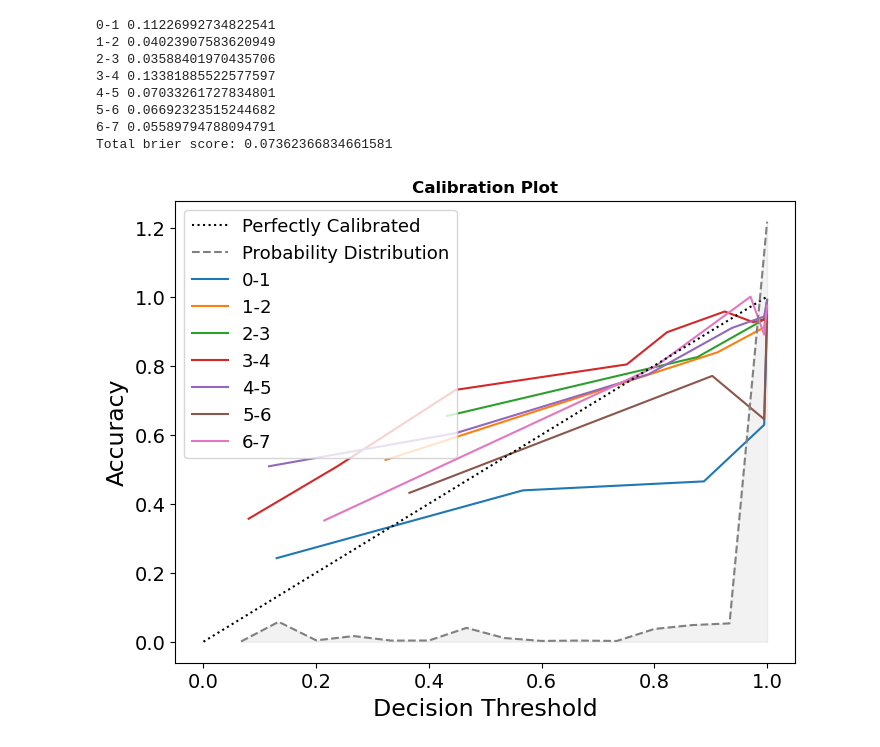
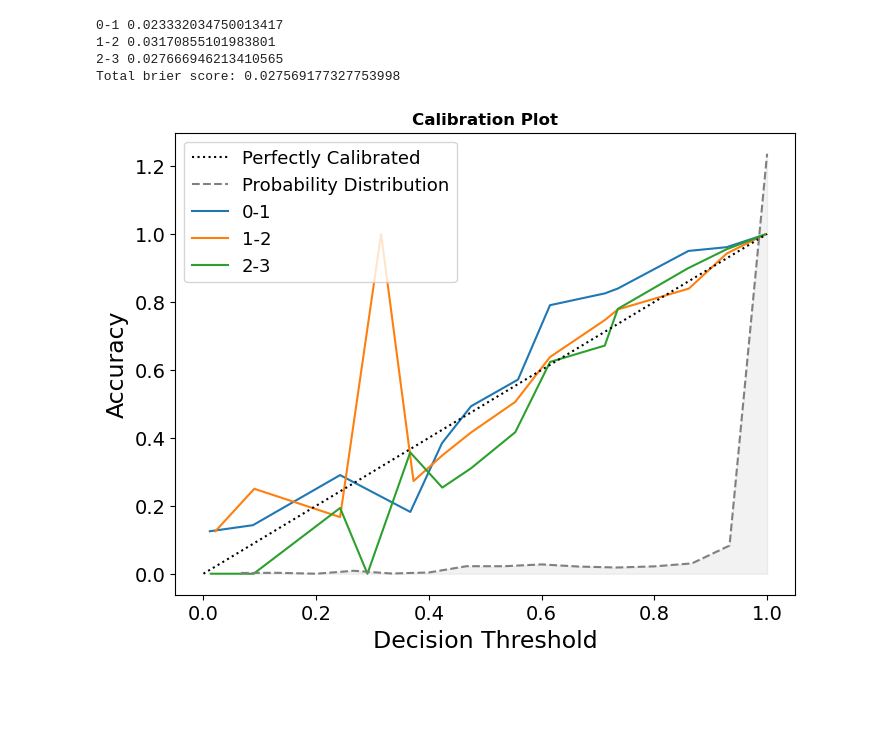
Before and after one commit to richdanis/DrTrack, a Jupyter notebook: src/evaluate/isotonic_calibration.ipynb, the cells around one changed output. Drawn from its saved outputs; the diff is of its cells as text; code cells hidden in the pictures; blank space fills up the shorter version.

```diff
--- a/src/evaluate/isotonic_calibration.ipynb
+++ b/src/evaluate/isotonic_calibration.ipynb
@@ -52,7 +52,7 @@ def plot_calibration(path, calibration_model):
             y_prob = calibration_model.transform(y_prob)
 
         fraction_of_positives, mean_predicted_value = calibration_curve(
-            y_true, y_prob, n_bins=15, strategy="quantile"
+            y_true, y_prob, n_bins=15, strategy="uniform"
         )
 
         print(f'{id}-{id+1}', brier_score_loss(y_true, y_prob))
@@ -162,13 +188,9 @@ Total brier score: 0.00139702932320916
 # %%
-calibration_model = get_calibration_model("medium_mvt_test")
-plot_calibration("small_mvt_test", calibration_model=calibration_model)
+calibration_model = get_calibration_model("small_mvt_6000")
+plot_calibration("medium_mvt_6000", calibration_model=calibration_model)
 # %% [output]
-0-1 0.11226992734822541
-1-2 0.04023907583620949
-2-3 0.03588401970435706
-3-4 0.13381885522577597
-4-5 0.07033261727834801
-5-6 0.06692323515244682
-6-7 0.05589794788094791
-Total brier score: 0.07362366834661581
+0-1 0.023332034750013417
+1-2 0.03170855101983801
+2-3 0.027666946213410565
+Total brier score: 0.027569177327753998
-[figure, old version]
+[figure, new version]
```
Also changed, not shown: parts of 16 cells of this notebook, 1 other file.
